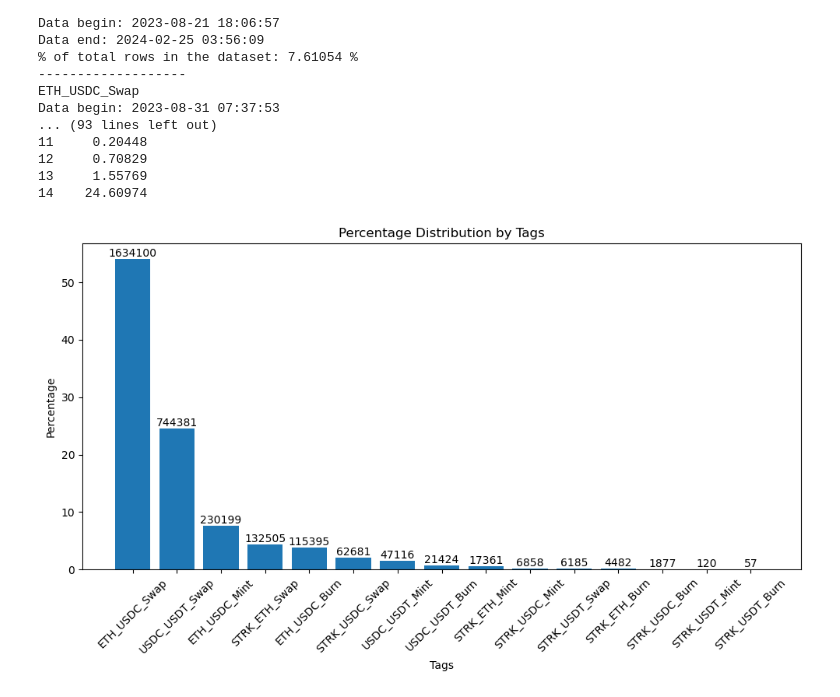
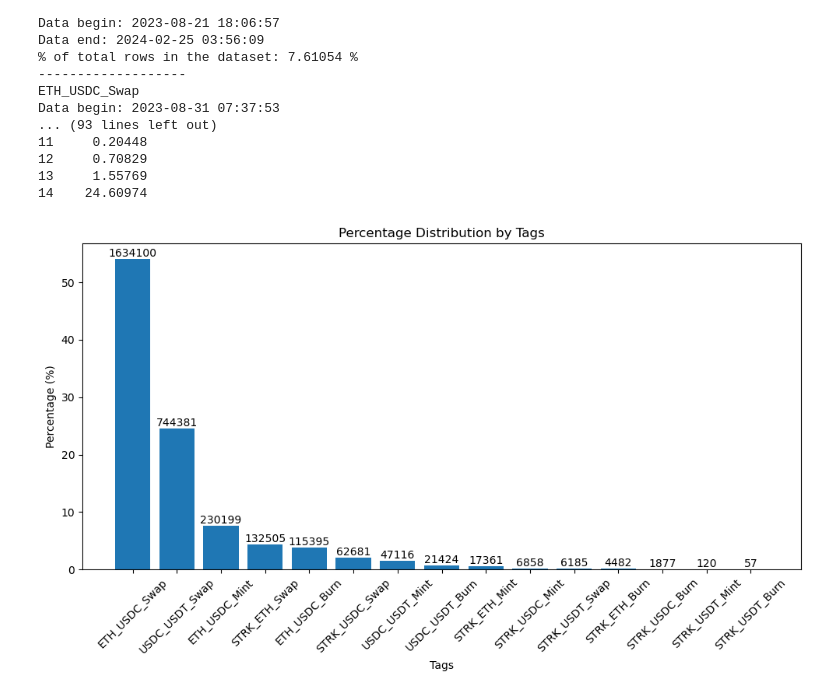
Before and after one commit to rkevinchao/blockchain-data-analysis, a Jupyter notebook: 01a_dataset_overview.ipynb, the cells around one changed output. Cells and saved outputs as stored; diff of their text form; code cells hidden in the pictures.

```diff
--- a/01a_dataset_overview.ipynb
+++ b/01a_dataset_overview.ipynb
@@ -234,19 +253,19 @@ Data begin: 2023-08-31 07:37:53
 # %%
 # Plot % of rows for each tag among the whole dataset:
 df_stat_sorted = df_stat.sort_values(by='percentage', ascending=False)
 
 plt.figure(figsize=(10, 6))
 bars = plt.bar(df_stat_sorted['tags'], df_stat_sorted['percentage'])
 plt.xlabel('Tags')
-plt.ylabel('Percentage')
+plt.ylabel('Percentage (%)')
 plt.title('Percentage Distribution by Tags')
 plt.xticks(rotation=45)  # Rotate x-axis labels for better readability
 plt.tight_layout()
 
 for i, bar in enumerate(bars):
     plt.text(bar.get_x() + bar.get_width() / 2, bar.get_height(), str(df_stat_sorted['total_rows'].iloc[i]),
              ha='center', va='bottom')
 
 plt.savefig('images/fig_01a_01_bar_plot.png', dpi=150)
 # %% [output]
-[figure, old version]
+[figure, new version]
```
Also changed, not shown: parts of 3 cells of this notebook.
